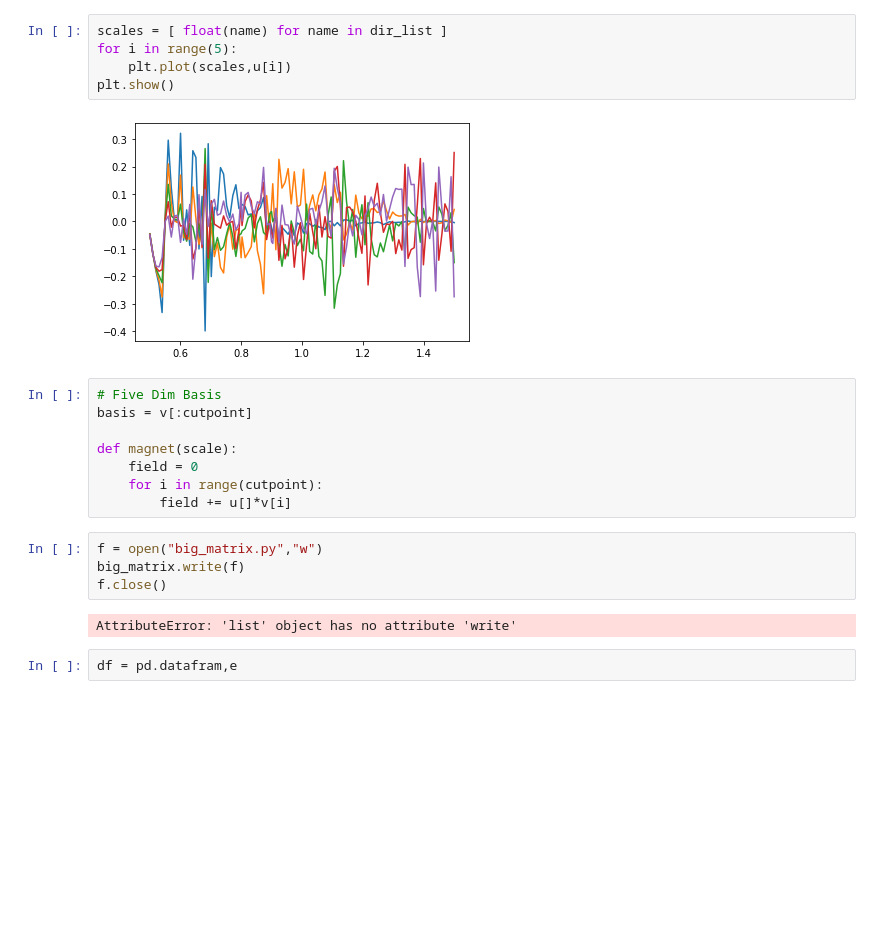
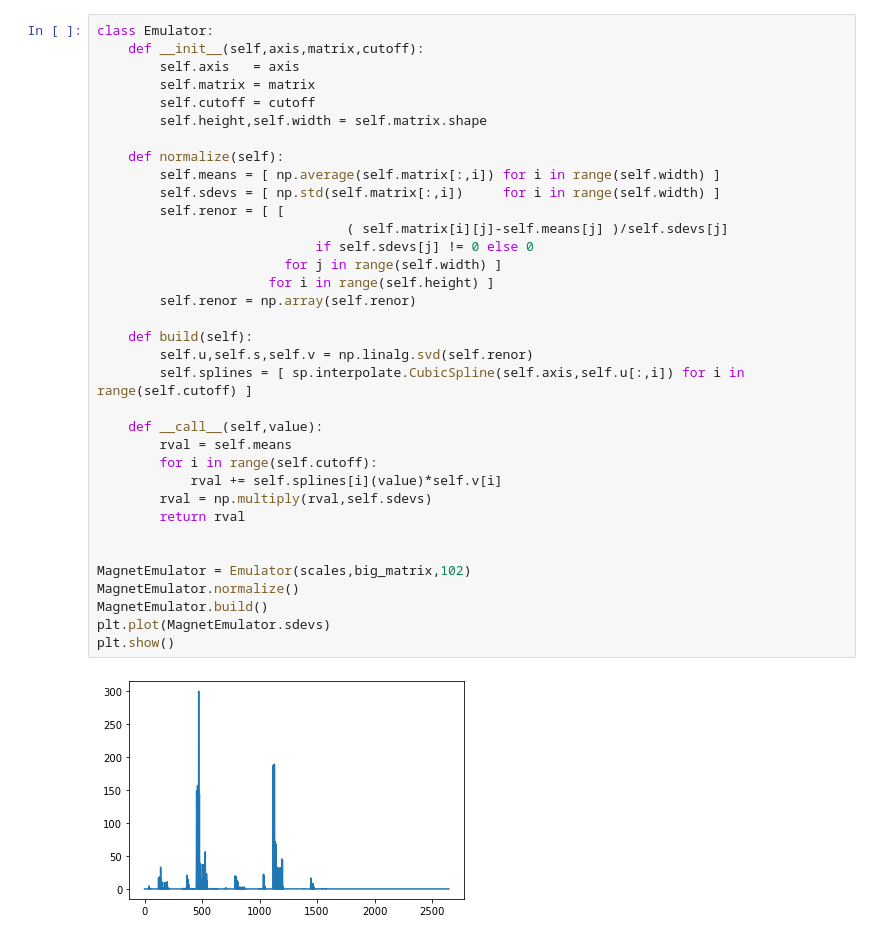
Before and after one commit to diogenes1991/RBMSecar, a Jupyter notebook: Emulator/RBM.ipynb, the cells around one changed output. Drawn from its saved outputs; the diff is of its cells as text; blank space fills up the shorter version.

```diff
--- a/Emulator/RBM.ipynb
+++ b/Emulator/RBM.ipynb
@@ -88,23 +29,37 @@ plt.show()
-# %%
-scales = [ float(name) for name in dir_list ]
-for i in range(5):
-    plt.plot(scales,u[i])
-plt.show()
-# %% [output]
-[figure, removed]
-# %%
-# Five Dim Basis
-basis = v[:cutpoint]
-
-def magnet(scale):
-    field = 0
-    for i in range(cutpoint):
-        field += u[]*v[i]
-# %%
-f = open("big_matrix.py","w")
-big_matrix.write(f)
-f.close()
-# %% [output]
-AttributeError: 'list' object has no attribute 'write'
-# %%
-df = pd.datafram,e
+# %%
+class Emulator:
+    def __init__(self,axis,matrix,cutoff):
+        self.axis   = axis
+        self.matrix = matrix
+        self.cutoff = cutoff
+        self.height,self.width = self.matrix.shape
+
+    def normalize(self):
+        self.means = [ np.average(self.matrix[:,i]) for i in range(self.width) ]
+        self.sdevs = [ np.std(self.matrix[:,i])     for i in range(self.width) ]
+        self.renor = [ [
+                                ( self.matrix[i][j]-self.means[j] )/self.sdevs[j]
+                            if self.sdevs[j] != 0 else 0
+                        for j in range(self.width) ]
+                      for i in range(self.height) ]
+        self.renor = np.array(self.renor)
+
+    def build(self):
+        self.u,self.s,self.v = np.linalg.svd(self.renor)
+        self.splines = [ sp.interpolate.CubicSpline(self.axis,self.u[:,i]) for i in range(self.cutoff) ]
+
+    def __call__(self,value):
+        rval = self.means
+        for i in range(self.cutoff):
+            rval += self.splines[i](value)*self.v[i]
+        rval = np.multiply(rval,self.sdevs)
+        return rval
+
+
+MagnetEmulator = Emulator(scales,big_matrix,102)
+MagnetEmulator.normalize()
+MagnetEmulator.build()
+plt.plot(MagnetEmulator.sdevs)
+plt.show()
+# %% [output]
+[figure, added]
```
Also changed, not shown: parts of 15 cells of this notebook, 1 other file.
